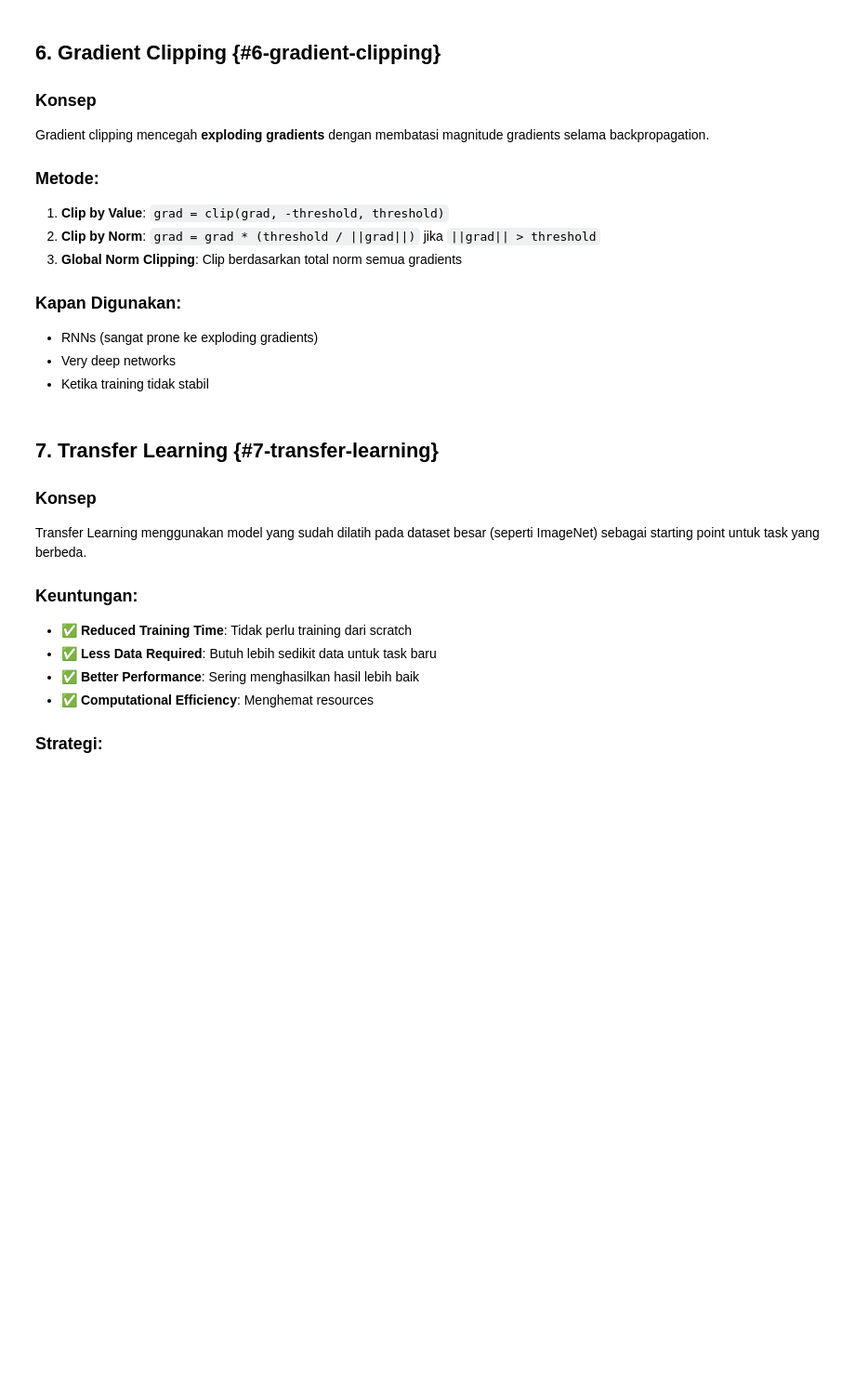
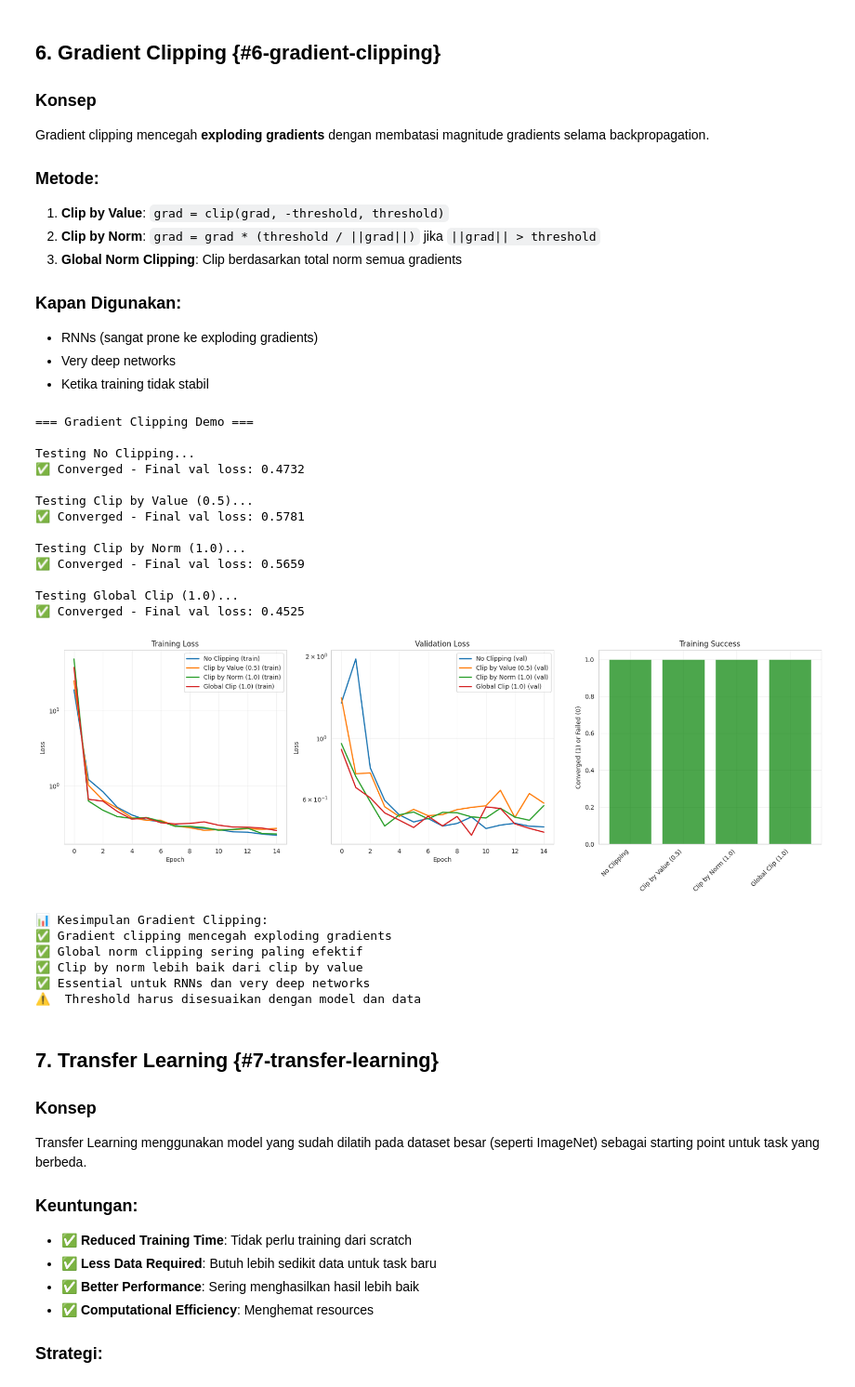
Before and after one commit to Pandu98-pkh/UAS-Deep-Learning, a Jupyter notebook: Chapter 11 Training Deep Neural Networks.ipynb, the cells around one changed output. Shown at 93% size. Saved outputs shown, nothing was run; the diff lists cells and outputs as text; code cells hidden in the pictures; blank space fills up the shorter version.

```diff
--- a/Chapter 11 Training Deep Neural Networks.ipynb
+++ b/Chapter 11 Training Deep Neural Networks.ipynb
@@ -641,14 +744,22 @@ Gradient clipping mencegah **exploding gradients** dengan membatasi magnitude gr
 # Demonstrasi Gradient Clipping
 print("=== Gradient Clipping Demo ===")
 
-def create_unstable_model():
-    """Model yang prone ke exploding gradients"""
+def create_unstable_model_with_bn():
+    """Model prone ke exploding gradients DENGAN Batch Normalization"""
     return keras.Sequential([
         keras.layers.Input(shape=[X_train_scaled.shape[1]]),
-        keras.layers.Dense(200, activation='relu', kernel_initializer='random_normal'),
-        keras.layers.Dense(200, activation='relu', kernel_initializer='random_normal'),
-        keras.layers.Dense(200, activation='relu', kernel_initializer='random_normal'),
-        keras.layers.Dense(200, activation='relu', kernel_initializer='random_normal'),
+        keras.layers.Dense(200, kernel_initializer='he_normal'),
+        keras.layers.BatchNormalization(), # Added Batch Norm
+        keras.layers.Activation('relu'),     # Activation AFTER Batch Norm
+        keras.layers.Dense(200, kernel_initializer='he_normal'),
+        keras.layers.BatchNormalization(), # Added Batch Norm
+        keras.layers.Activation('relu'),     # Activation AFTER Batch Norm
+        keras.layers.Dense(200, kernel_initializer='he_normal'),
+        keras.layers.BatchNormalization(), # Added Batch Norm
+        keras.layers.Activation('relu'),     # Activation AFTER Batch Norm
+        keras.layers.Dense(200, kernel_initializer='he_normal'),
+        keras.layers.BatchNormalization(), # Added Batch Norm
+        keras.layers.Activation('relu'),     # Activation AFTER Batch Norm
         keras.layers.Dense(1)
     ])
 
@@ -669,10 +780,11 @@ for name, optimizer in clipping_configs.items():
     model.compile(optimizer=optimizer, loss='mse', metrics=['mae'])
 
     try:
-        # Training dengan subset kecil
+        # Training dengan subset kecil dan explicit float32 cast
         history = model.fit(
-            X_train_scaled[:1000], y_train[:1000],
-            validation_data=(X_val_scaled[:200], y_val[:200]),
+            X_train_scaled[:1000].astype(np.float32), # Cast to float32
+            y_train[:1000].astype(np.float32),       # Cast to float32
+            validation_data=(X_val_scaled[:200].astype(np.float32), y_val[:200].astype(np.float32)), # Cast to float32
             epochs=15,
             batch_size=32,
             verbose=0
@@ -683,7 +795,7 @@ for name, optimizer in clipping_configs.items():
             'val_loss': history.history['val_loss'],
             'final_val_loss': history.history['val_loss'][-1],
             'converged': True,
-            'stable': not any(np.isnan(history.history['loss']) or np.isinf(history.history['loss']))
+            'stable': not (np.any(np.isnan(history.history['loss'])) or np.any(np.isinf(history.history['loss'])))
         }
 
         print(f"✅ Converged - Final val loss: {clipping_results[name]['final_val_loss']:.4f}")
@@ -692,7 +804,9 @@ for name, optimizer in clipping_configs.items():
         print(f"❌ Training failed: {str(e)}")
         clipping_results[name] = {
             'converged': False,
-            'stable': False
+            'stable': False,
+            'train_loss': [], # Tambahkan list kosong untuk plotting
+            'val_loss': []    # Tambahkan list kosong untuk plotting
         }
 
 # Visualisasi hasil
@@ -711,33 +825,54 @@ axes[0].legend()
 axes[0].grid(True, alpha=0.3)
 axes[0].set_yscale('log')
 
 axes[1].set_title('Validation Loss')
 axes[1].set_xlabel('Epoch')
 axes[1].set_ylabel('Loss')
 axes[1].legend()
 axes[1].grid(True, alpha=0.3)
 axes[1].set_yscale('log')
 
 # Convergence status
 methods = list(clipping_configs.keys())
 converged = [clipping_results[method]['converged'] for method in methods]
 colors = ['green' if c else 'red' for c in converged]
 
 axes[2].bar(methods, converged, color=colors, alpha=0.7)
 axes[2].set_title('Training Success')
 axes[2].set_ylabel('Converged (1) or Failed (0)')
 axes[2].set_xticklabels(methods, rotation=45, ha='right')
 axes[2].grid(True, alpha=0.3)
 
 plt.tight_layout()
 plt.show()
 
 print("\n📊 Kesimpulan Gradient Clipping:")
 print("✅ Gradient clipping mencegah exploding gradients")
 print("✅ Global norm clipping sering paling efektif")
 print("✅ Clip by norm lebih baik dari clip by value")
 print("✅ Essential untuk RNNs dan very deep networks")
 print("⚠️  Threshold harus disesuaikan dengan model dan data")
+# %% [output]
+=== Gradient Clipping Demo ===
+
+Testing No Clipping...
+✅ Converged - Final val loss: 0.4732
+
+Testing Clip by Value (0.5)...
+✅ Converged - Final val loss: 0.5781
+
+Testing Clip by Norm (1.0)...
+✅ Converged - Final val loss: 0.5659
+
+Testing Global Clip (1.0)...
+✅ Converged - Final val loss: 0.4525
+[figure, added]
+📊 Kesimpulan Gradient Clipping:
+✅ Gradient clipping mencegah exploding gradients
+✅ Global norm clipping sering paling efektif
+✅ Clip by norm lebih baik dari clip by value
+✅ Essential untuk RNNs dan very deep networks
+⚠️  Threshold harus disesuaikan dengan model dan data
 # %% [markdown]
 ## 7. Transfer Learning {#7-transfer-learning}
 
```
Also changed, not shown: parts of 10 cells of this notebook.
